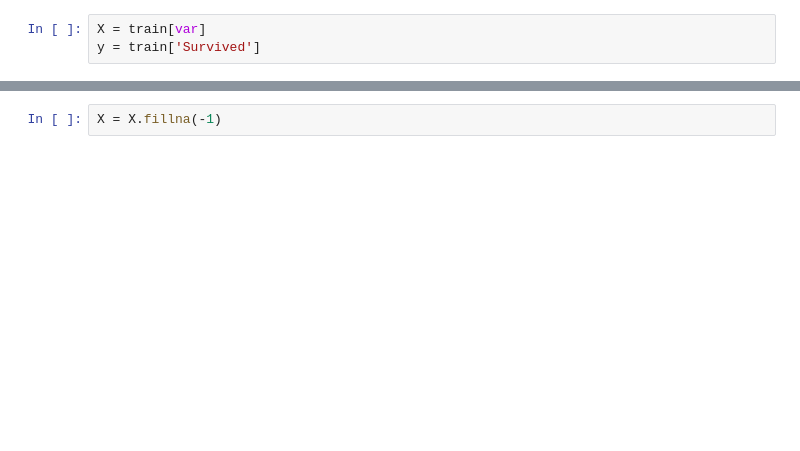
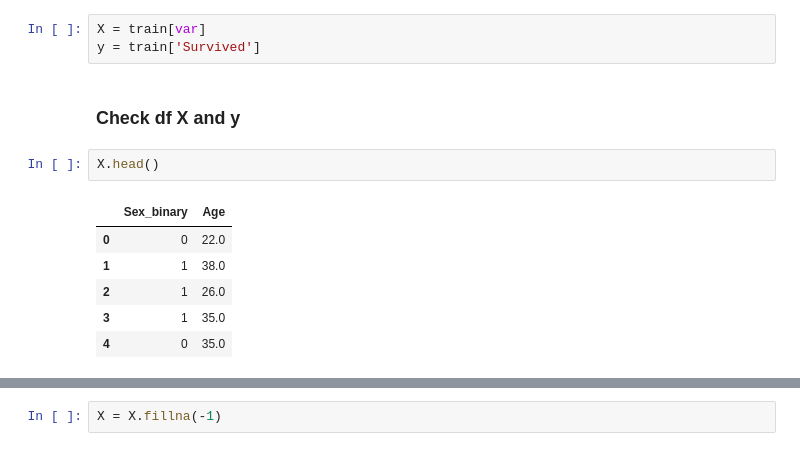
Before and after one commit to Helfstein-one/titanic-competition-ml, a Jupyter notebook: titanic-competition.ipynb, the cells around one changed output, grey strips where cells are left out. Cells and saved outputs as stored; diff of their text form; blank space fills up the shorter version.

```diff
--- a/titanic-competition.ipynb
+++ b/titanic-competition.ipynb
@@ -63,3 +88,14 @@ var = ['Sex_binary', 'Age']
 # %%
 X = train[var]
 y = train['Survived']
+# %% [markdown]
+### Check df X and y
+# %%
+X.head()
+# %% [output]
+|  | Sex_binary | Age |
+| 0 | 0 | 22.0 |
+| 1 | 1 | 38.0 |
+| 2 | 1 | 26.0 |
+| 3 | 1 | 35.0 |
+| 4 | 0 | 35.0 |
```
Also changed, not shown: parts of 21 cells of this notebook.
